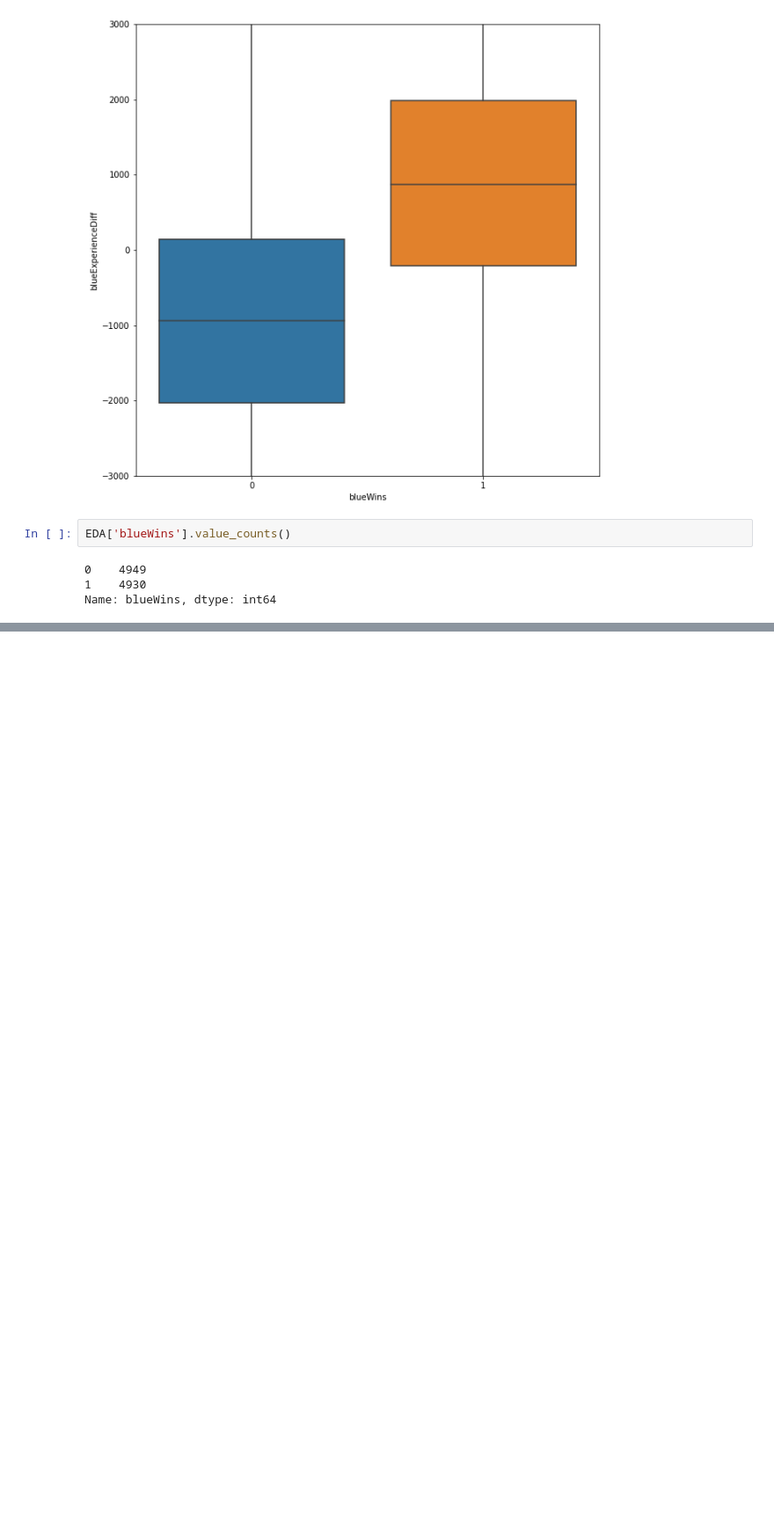
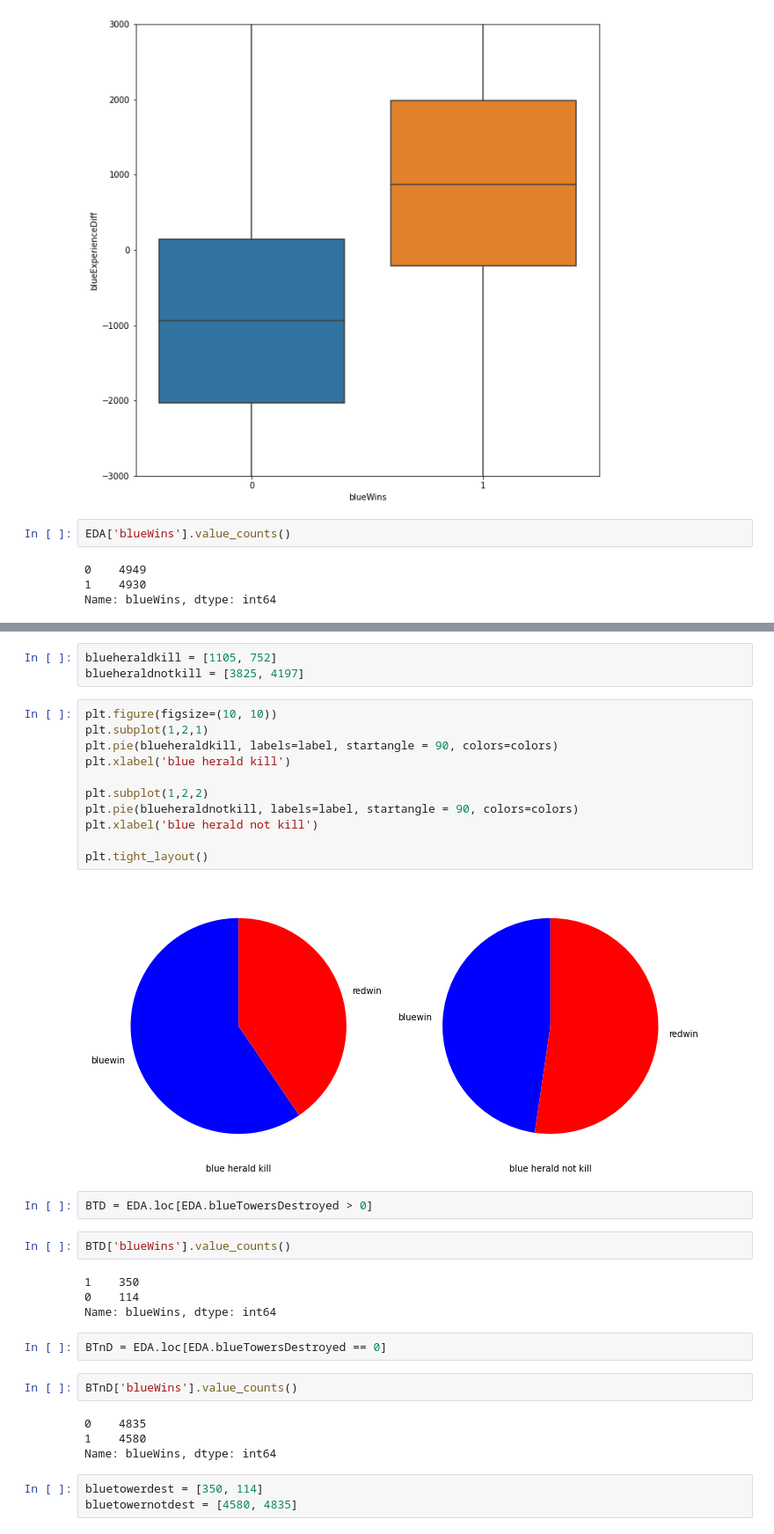
Before and after one commit to stormofdawn/aiffel_exp, a Jupyter notebook: 리그오브레전드_데이터.ipynb, the cells around one changed output, grey strips where cells are left out. Shown at 88% size. Saved outputs shown, nothing was run; the diff lists cells and outputs as text; blank space fills up the shorter version.

```diff
--- a/리그오브레전드_데이터.ipynb
+++ b/리그오브레전드_데이터.ipynb
@@ -234,0 +326,35 @@ Name: blueWins, dtype: int64
+# %%
+blueheraldkill = [1105, 752]
+blueheraldnotkill = [3825, 4197]
+# %%
+plt.figure(figsize=(10, 10))
+plt.subplot(1,2,1)
+plt.pie(blueheraldkill, labels=label, startangle = 90, colors=colors)
+plt.xlabel('blue herald kill')
+
+plt.subplot(1,2,2)
+plt.pie(blueheraldnotkill, labels=label, startangle = 90, colors=colors)
+plt.xlabel('blue herald not kill')
+
+plt.tight_layout()
+# %% [output]
+[figure, added]
+# %%
+BTD = EDA.loc[EDA.blueTowersDestroyed > 0]
+# %%
+BTD['blueWins'].value_counts()
+# %% [output]
+1    350
+0    114
+Name: blueWins, dtype: int64
+# %%
+BTnD = EDA.loc[EDA.blueTowersDestroyed == 0]
+# %%
+BTnD['blueWins'].value_counts()
+# %% [output]
+0    4835
+1    4580
+Name: blueWins, dtype: int64
+# %%
+bluetowerdest = [350, 114]
+bluetowernotdest = [4580, 4835]
```
Also changed, not shown: parts of 18 cells of this notebook.
